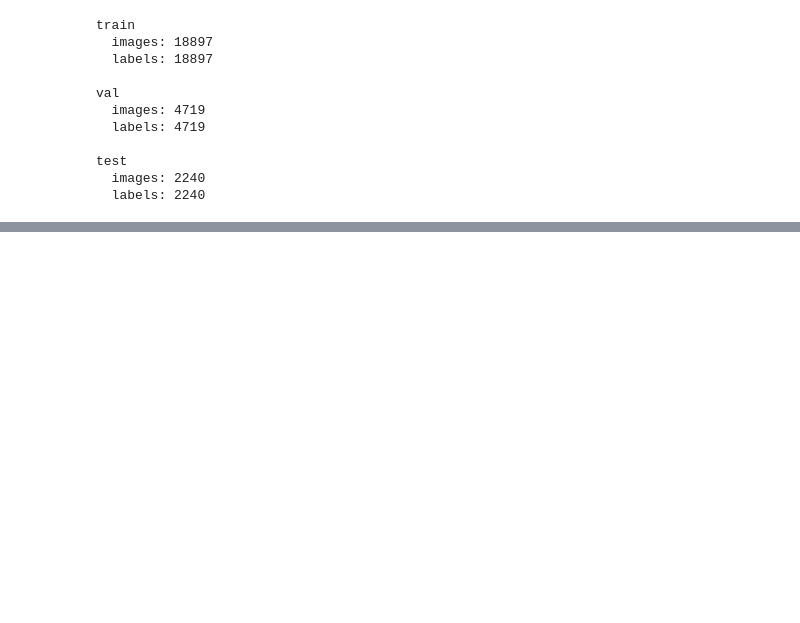
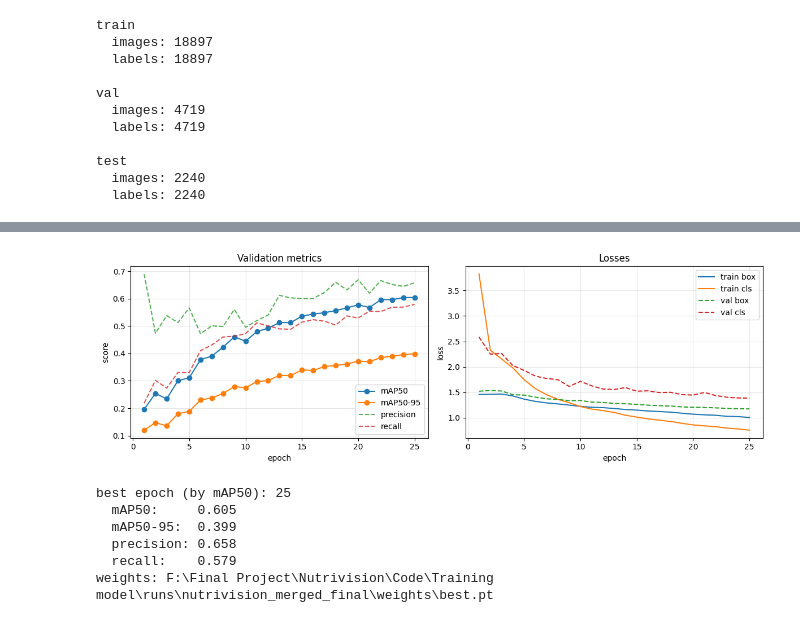
Before and after one commit to AFKRainn/Nutrivision, a Jupyter notebook: Code/Training model/VisionModelTraim.ipynb, the cells around one changed output, grey strips where cells are left out. Saved outputs shown, nothing was run; the diff lists cells and outputs as text; code cells hidden in the pictures; blank space fills up the shorter version.

Commit message:
added graph and results for model

```diff
--- a/Code/Training model/VisionModelTraim.ipynb
+++ b/Code/Training model/VisionModelTraim.ipynb
@@ -885,0 +890,52 @@ test
+# %%
+import pandas as pd
+import matplotlib.pyplot as plt
+from pathlib import Path
+
+
+NOTEBOOK_DIR = Path.cwd().resolve()
+RUN_DIR = NOTEBOOK_DIR / "runs" / "nutrivision_merged_final"
+RESULTS_CSV = RUN_DIR / "results.csv"
+
+if not RESULTS_CSV.is_file():
+    raise FileNotFoundError(f"no results yet — run train.py first:\n  {RESULTS_CSV}")
+
+df = pd.read_csv(RESULTS_CSV)
+df.columns = df.columns.str.strip()
+
+fig, axes = plt.subplots(1, 2, figsize=(12, 4))
+
+axes[0].plot(df["epoch"], df["metrics/mAP50(B)"], marker="o", label="mAP50")
+axes[0].plot(df["epoch"], df["metrics/mAP50-95(B)"], marker="o", label="mAP50-95")
+axes[0].plot(df["epoch"], df["metrics/precision(B)"], linestyle="--", alpha=0.8, label="precision")
+axes[0].plot(df["epoch"], df["metrics/recall(B)"], linestyle="--", alpha=0.8, label="recall")
+axes[0].set(xlabel="epoch", ylabel="score", title="Validation metrics")
+axes[0].legend()
+axes[0].grid(True, alpha=0.3)
+
+axes[1].plot(df["epoch"], df["train/box_loss"], label="train box")
+axes[1].plot(df["epoch"], df["train/cls_loss"], label="train cls")
+axes[1].plot(df["epoch"], df["val/box_loss"], linestyle="--", label="val box")
+axes[1].plot(df["epoch"], df["val/cls_loss"], linestyle="--", label="val cls")
+axes[1].set(xlabel="epoch", ylabel="loss", title="Losses")
+axes[1].legend()
+axes[1].grid(True, alpha=0.3)
+
+plt.tight_layout()
+plt.show()
+
+best = df.loc[df["metrics/mAP50(B)"].idxmax()]
+print(f"best epoch (by mAP50): {int(best['epoch'])}")
+print(f"  mAP50:     {best['metrics/mAP50(B)']:.3f}")
+print(f"  mAP50-95:  {best['metrics/mAP50-95(B)']:.3f}")
+print(f"  precision: {best['metrics/precision(B)']:.3f}")
+print(f"  recall:    {best['metrics/recall(B)']:.3f}")
+print(f"weights: {RUN_DIR / 'weights' / 'best.pt'}")
+# %% [output]
+[figure, added]
+best epoch (by mAP50): 25
+  mAP50:     0.605
+  mAP50-95:  0.399
+  precision: 0.658
+  recall:    0.579
+weights: F:\Final Project\Nutrivision\Code\Training model\runs\nutrivision_merged_final\weights\best.pt
```
Also changed, not shown: parts of 1 cell of this notebook, 1 other file.
